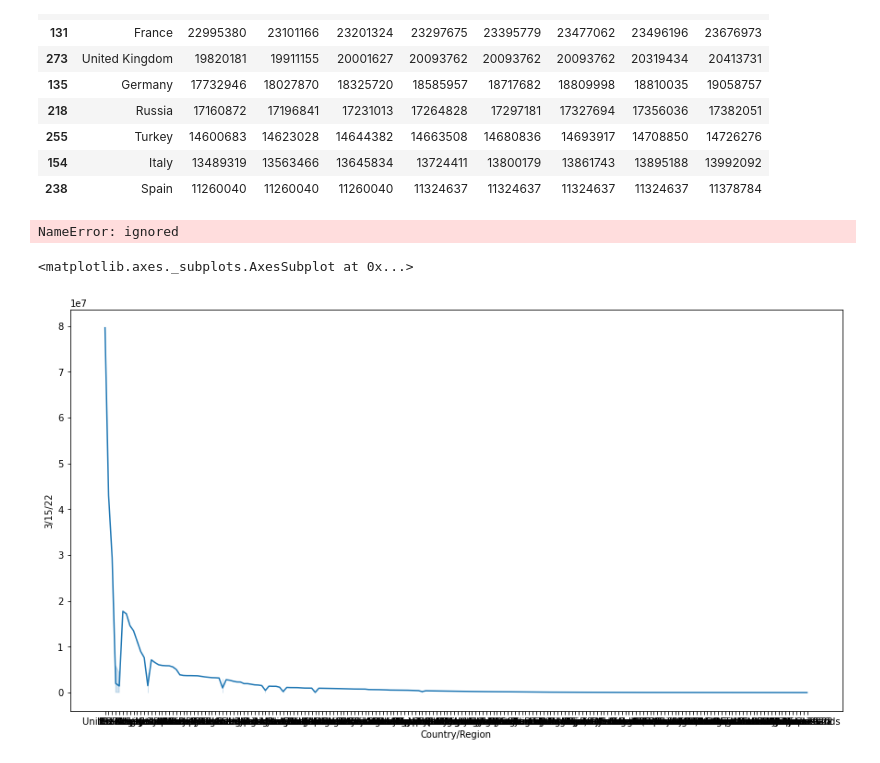
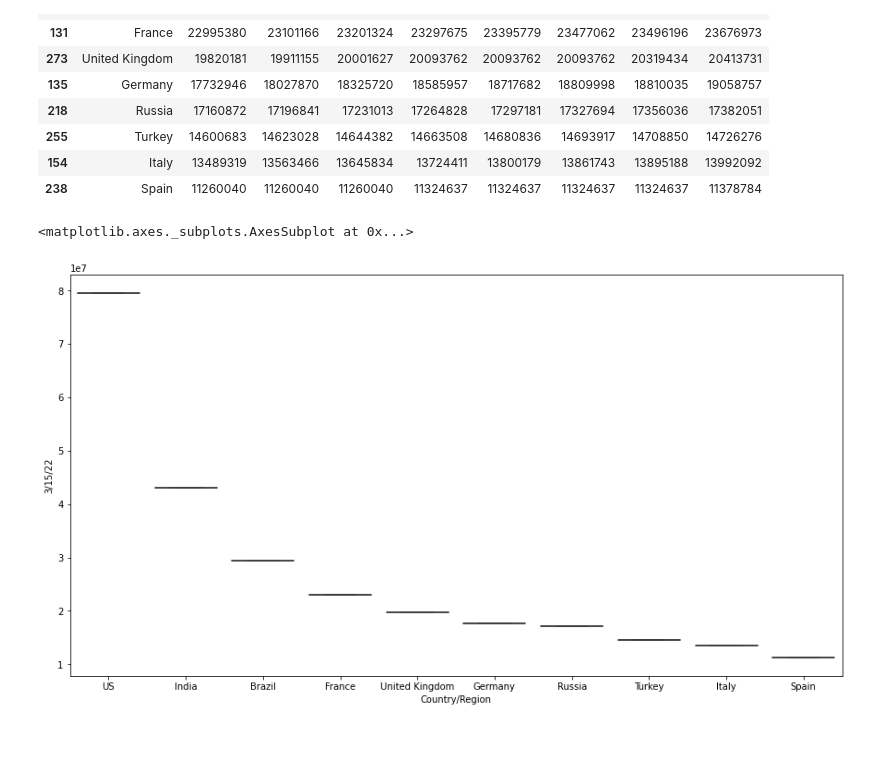
Before and after one commit to azad-mammedov/Sm1, a Jupyter notebook: Untitled0.ipynb, the cells around one changed output. Saved outputs shown, nothing was run; the diff lists cells and outputs as text; code cells hidden in the pictures.

```diff
--- a/Untitled0.ipynb
+++ b/Untitled0.ipynb
@@ -66,13 +68,11 @@ See the caveats in the documentation: https://pandas.pydata.org/pandas-docs/stab
 | 255 | Turkey | 14600683 | 14623028 | 14644382 | 14663508 | 14680836 | 14693917 | 14708850 | 14726276 |
 | 154 | Italy | 13489319 | 13563466 | 13645834 | 13724411 | 13800179 | 13861743 | 13895188 | 13992092 |
 | 238 | Spain | 11260040 | 11260040 | 11260040 | 11324637 | 11324637 | 11324637 | 11324637 | 11378784 |
-# %%
-cr=covid_df_last_week_by_countries['Country/Region']
-# %% [output]
-NameError: ignored
+# %%
+last_ten_data=covid_df_last_week_by_countries.head(10)
 # %%
 plt.figure(figsize = (15,8))
-sns.lineplot(data=covid_df_last_week_by_countries,x='Country/Region',y="3/15/22")
+sns.boxplot(data=last_ten_data,x='Country/Region',y="3/15/22")
 # %% [output]
 <matplotlib.axes._subplots.AxesSubplot at 0x...>
-[figure, old version]
+[figure, new version]
```
Also changed, not shown: parts of 1 cell of this notebook.
